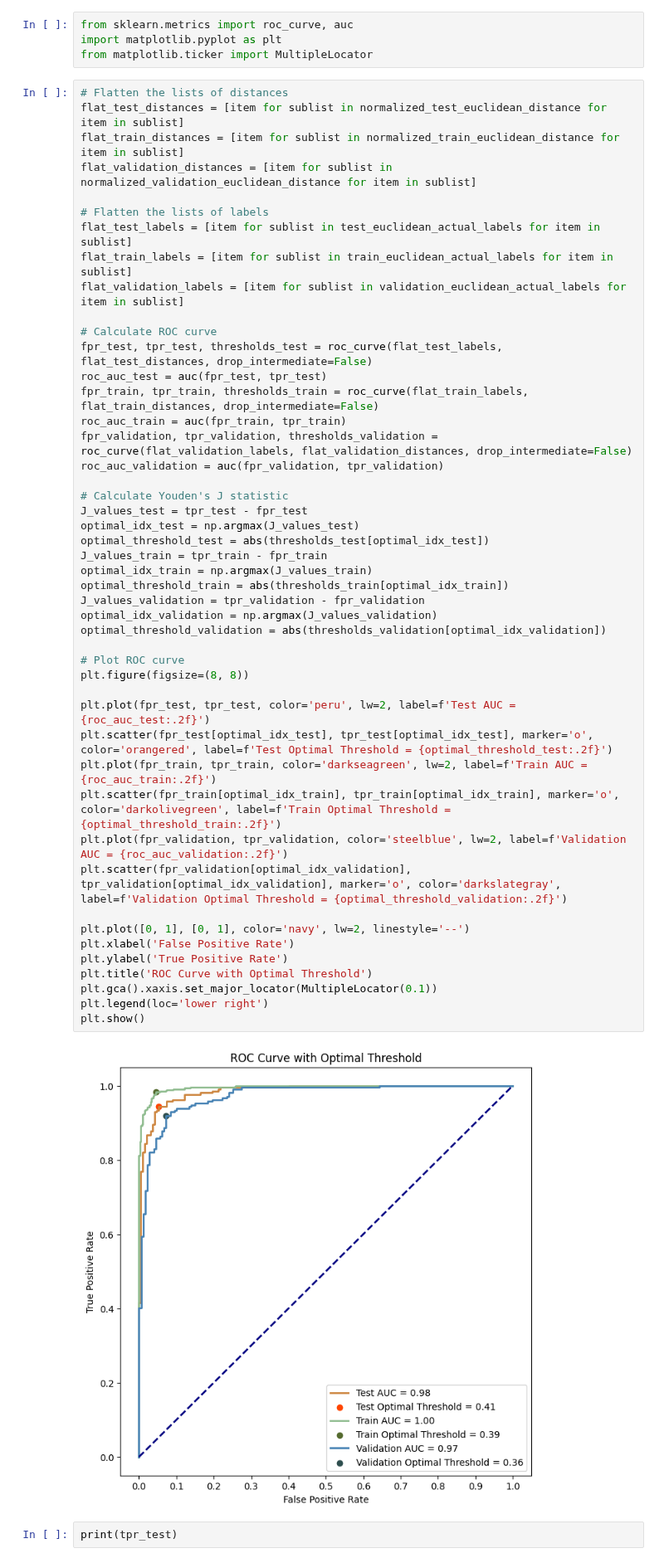
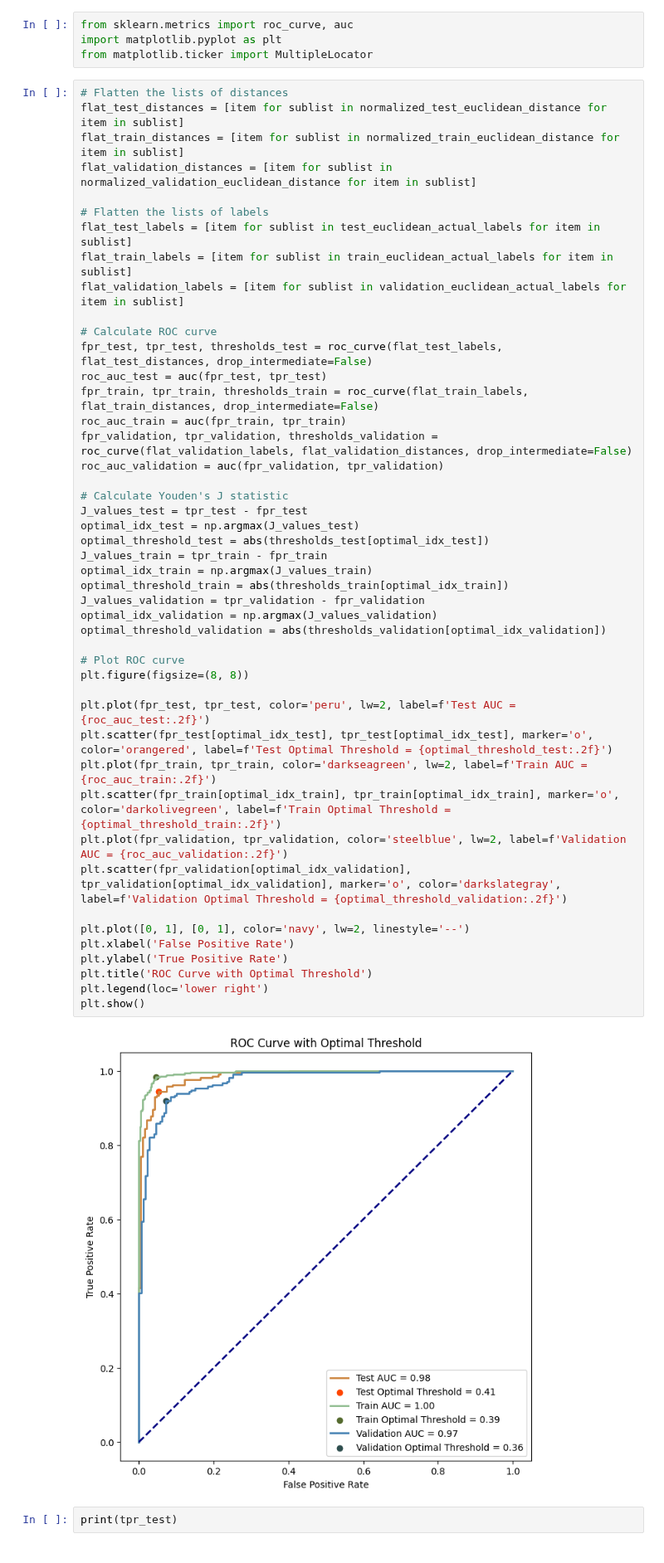
Before and after one commit to AndreChristianto/Signature-Recognition-V3, a Jupyter notebook: vgg16_euc_dist.ipynb, the cells around one changed output. Shown at 83% size. Saved outputs shown, nothing was run; the diff lists cells and outputs as text.

Commit message:
roc curve scale fix

```diff
--- a/vgg16_euc_dist.ipynb
+++ b/vgg16_euc_dist.ipynb
@@ -384,35 +384,34 @@ fpr_validation, tpr_validation, thresholds_validation = roc_curve(flat_validatio
 roc_auc_validation = auc(fpr_validation, tpr_validation)
 
 # Calculate Youden's J statistic
 J_values_test = tpr_test - fpr_test
 optimal_idx_test = np.argmax(J_values_test)
 optimal_threshold_test = abs(thresholds_test[optimal_idx_test])
 J_values_train = tpr_train - fpr_train
 optimal_idx_train = np.argmax(J_values_train)
 optimal_threshold_train = abs(thresholds_train[optimal_idx_train])
 J_values_validation = tpr_validation - fpr_validation
 optimal_idx_validation = np.argmax(J_values_validation)
 optimal_threshold_validation = abs(thresholds_validation[optimal_idx_validation])
 
 # Plot ROC curve
 plt.figure(figsize=(8, 8))
 
 plt.plot(fpr_test, tpr_test, color='peru', lw=2, label=f'Test AUC = {roc_auc_test:.2f}')
 plt.scatter(fpr_test[optimal_idx_test], tpr_test[optimal_idx_test], marker='o', color='orangered', label=f'Test Optimal Threshold = {optimal_threshold_test:.2f}')
 plt.plot(fpr_train, tpr_train, color='darkseagreen', lw=2, label=f'Train AUC = {roc_auc_train:.2f}')
 plt.scatter(fpr_train[optimal_idx_train], tpr_train[optimal_idx_train], marker='o', color='darkolivegreen', label=f'Train Optimal Threshold = {optimal_threshold_train:.2f}')
 plt.plot(fpr_validation, tpr_validation, color='steelblue', lw=2, label=f'Validation AUC = {roc_auc_validation:.2f}')
 plt.scatter(fpr_validation[optimal_idx_validation], tpr_validation[optimal_idx_validation], marker='o', color='darkslategray', label=f'Validation Optimal Threshold = {optimal_threshold_validation:.2f}')
 
 plt.plot([0, 1], [0, 1], color='navy', lw=2, linestyle='--')
 plt.xlabel('False Positive Rate')
 plt.ylabel('True Positive Rate')
 plt.title('ROC Curve with Optimal Threshold')
-plt.gca().xaxis.set_major_locator(MultipleLocator(0.1))
 plt.legend(loc='lower right')
 plt.show()
 # %% [output]
-[figure, old version]
+[figure, new version]
 # %%
 print(tpr_test)
 # %% [output]
```
